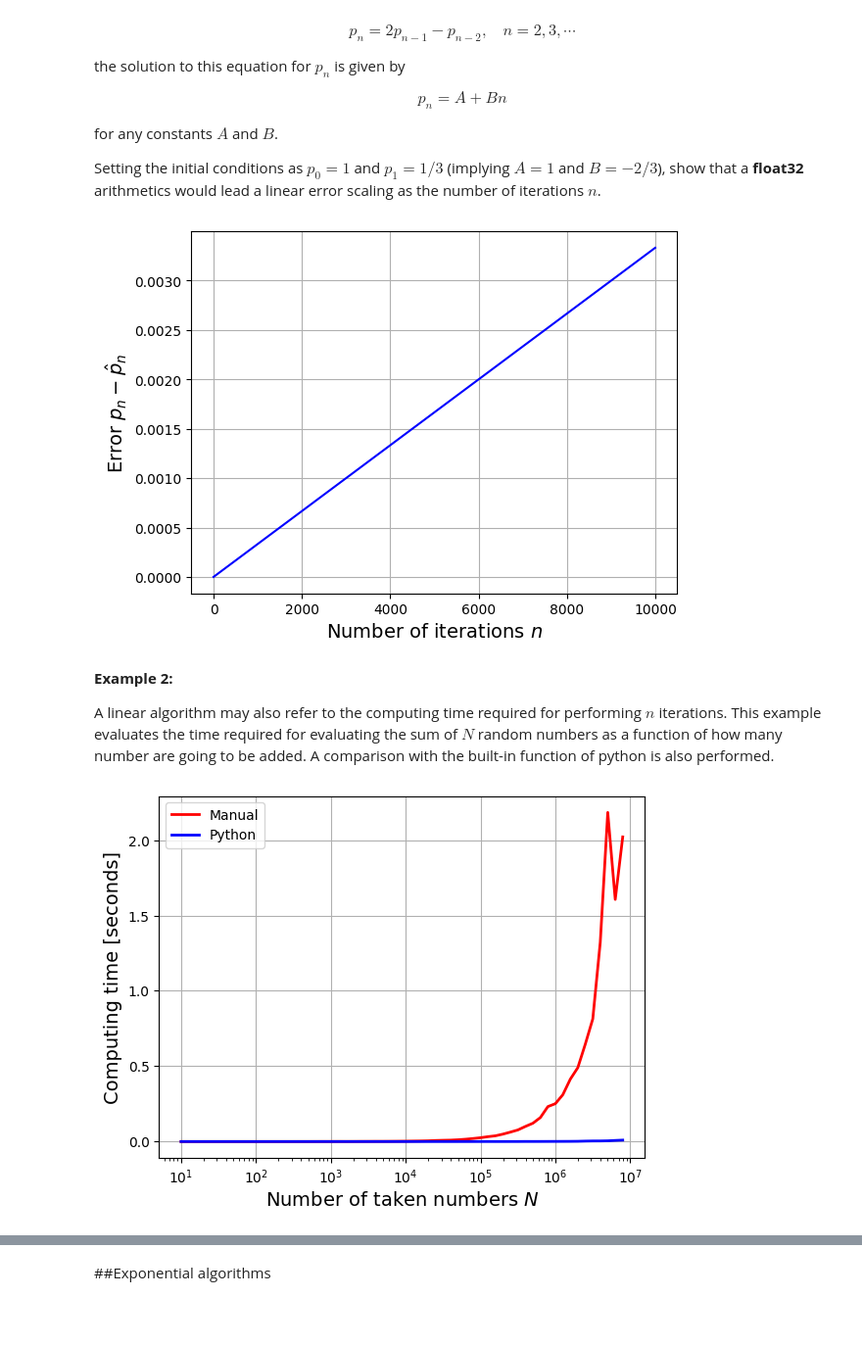
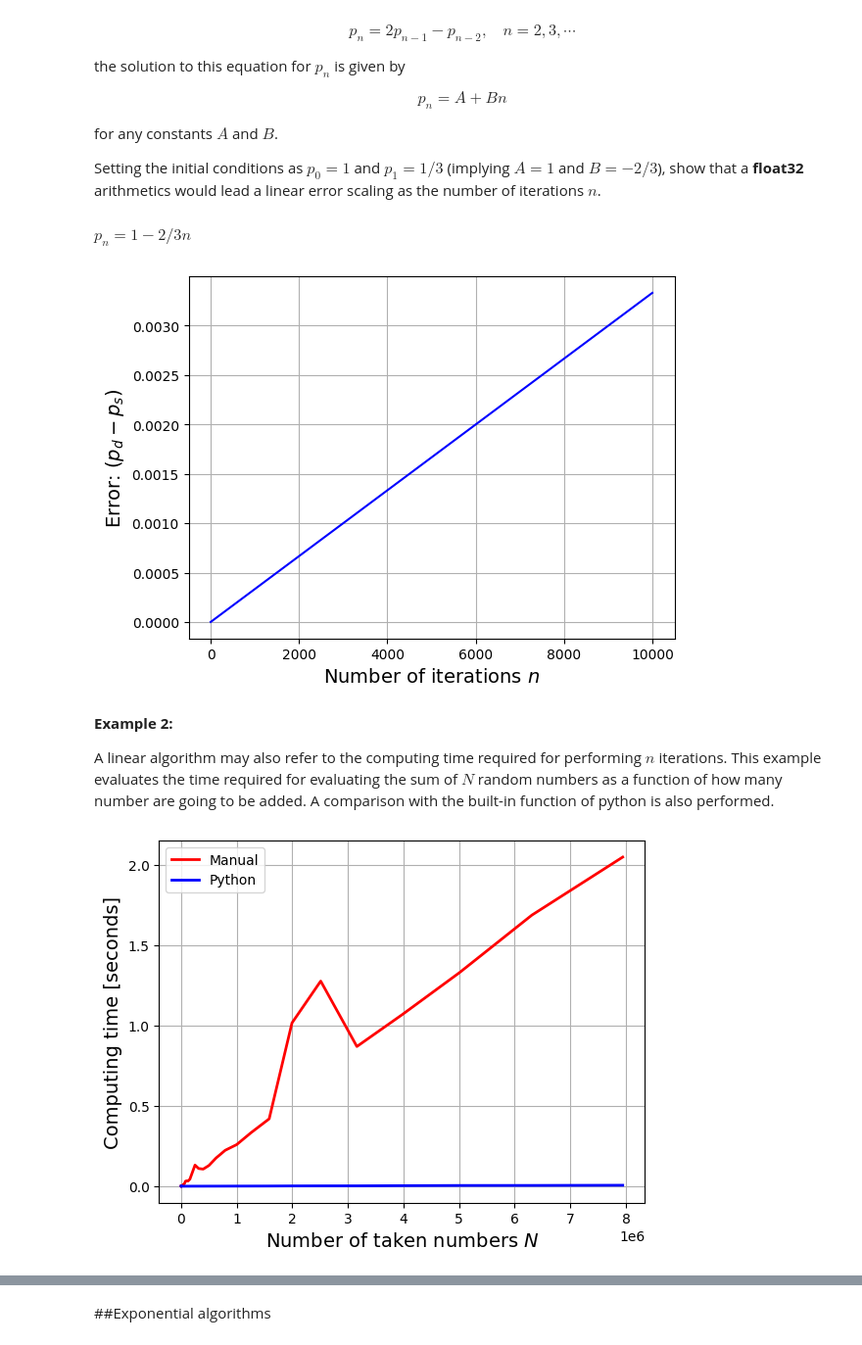
Before and after one commit to anferivera/Programming, a Jupyter notebook: 2_2_algorithms_convergence.ipynb, the cells around one changed output, grey strips where cells are left out. Shown at 98% size. Saved outputs shown, nothing was run; the diff lists cells and outputs as text; code cells hidden in the pictures; blank space fills up the shorter version.

```diff
--- a/2_2_algorithms_convergence.ipynb
+++ b/2_2_algorithms_convergence.ipynb
@@ -48,14 +49,16 @@ $$ p_n = A + Bn $$
 for any constants $A$ and $B$.
 
 Setting the initial conditions as $p_0=1$ and $p_1 = 1/3$ (implying $A=1$ and $B=-2/3$), show that a **float32** arithmetics would lead a linear error scaling as the number of iterations $n$.
+# %% [markdown]
+$p_n = 1 -2/3 n$
 # %%
 #Number of iterations
 Niter = 10000
 
-#Double precision constants (Exact solution)
+#Double precision constants (Exact solution) 64 bits
 A_d = 1.0
 B_d = -2/3.
-#Single precision constants
+#Single precision constants 32 bits
 A_s = 1.0000000
 B_s = -0.666667
 
@@ -74,20 +77,20 @@ for n in narray:
 p_d = np.array(p_d)
 p_s = np.array(p_s)
 
-#Relative error
+#Error
 error = p_d - p_s
 plt.plot( narray, error, "-", color="blue" )
 plt.xlabel("Number of iterations $n$", fontsize=14)
-plt.ylabel("Error $p_n-\hat{p}_n$", fontsize=14)
+plt.ylabel("Error: $(p_d-p_s)$", fontsize=14)
 plt.grid(True)
+plt.show()
 # %% [output]
-[figure, old version]
+[figure, new version]
 # %% [markdown]
 **Example 2:**
 
 A linear algorithm may also refer to the computing time required for performing $n$ iterations. This example evaluates the time required for evaluating the sum of $N$ random numbers as a function of how many number are going to be added. A comparison with the built-in function of python is also performed.
 # %%
-#New library!!!
 #Time: this library allows to access directly to the computer time.
 #      Useful when time calculations are required.
 import time as tm
@@ -102,44 +105,39 @@ t_p = []  #Python
 #Iterations
 for n in narray:
     #Generating random numbers
-    #N = np.random.random(n) #in python2
     N = np.random.random(int(n))
     #-------------------------------------------------------------------
     # MANUAL SUMMATION
     #-------------------------------------------------------------------
     #Starting time counter for user
-    #start = tm.clock() #in python2
     start = tm.process_time()
     #Adding the numbers manually
     result = 0
     for i in range(int(n)):
         result += N[i]
     #Finishing time counter for user
-    #end = tm.clock() #in python2
     end = tm.process_time()
     #Storing result
     t_u.append( end-start )
 
     #-------------------------------------------------------------------
     # PYTHON SUMMATION
     #-------------------------------------------------------------------
     #Starting time counter for user
-    #start = tm.clock()#in python2
     start = tm.process_time()
     #Adding the numbers using python DIRECTLY
     result = np.sum( N )
     #Finishing time counter for user
-    #end = tm.clock() #in python2
     end = tm.process_time()
     #Storing result
     t_p.append( end-start )
 
 #Ploting
-plt.semilogx( narray, t_u, "-", color="red", linewidth=2, label="Manual" )
-plt.semilogx( narray, t_p, "-", color="blue", linewidth=2, label="Python" )
+plt.plot( narray, t_u, "-", color="red", linewidth=2, label="Manual" )
+plt.plot( narray, t_p, "-", color="blue", linewidth=2, label="Python" )
 plt.xlabel("Number of taken numbers $N$", fontsize=14)
 plt.ylabel("Computing time [seconds]", fontsize=14)
 plt.legend()
 plt.grid(True)
 # %% [output]
-[figure, old version]
+[figure, new version]
```
Also changed, not shown: parts of 11 cells of this notebook.
